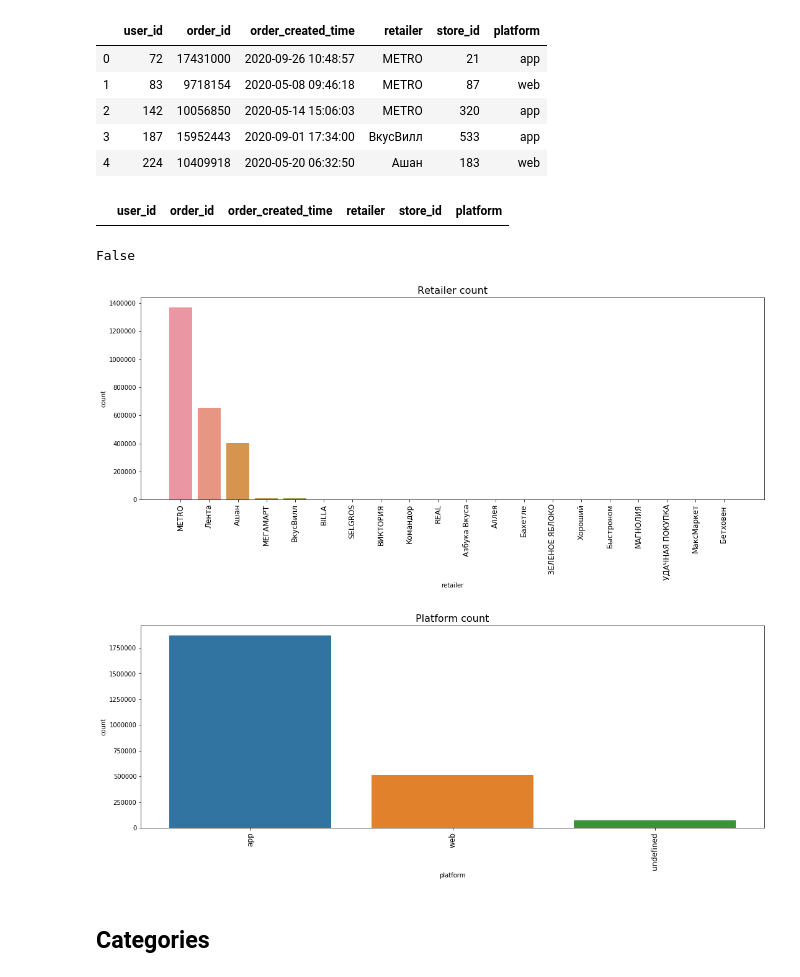
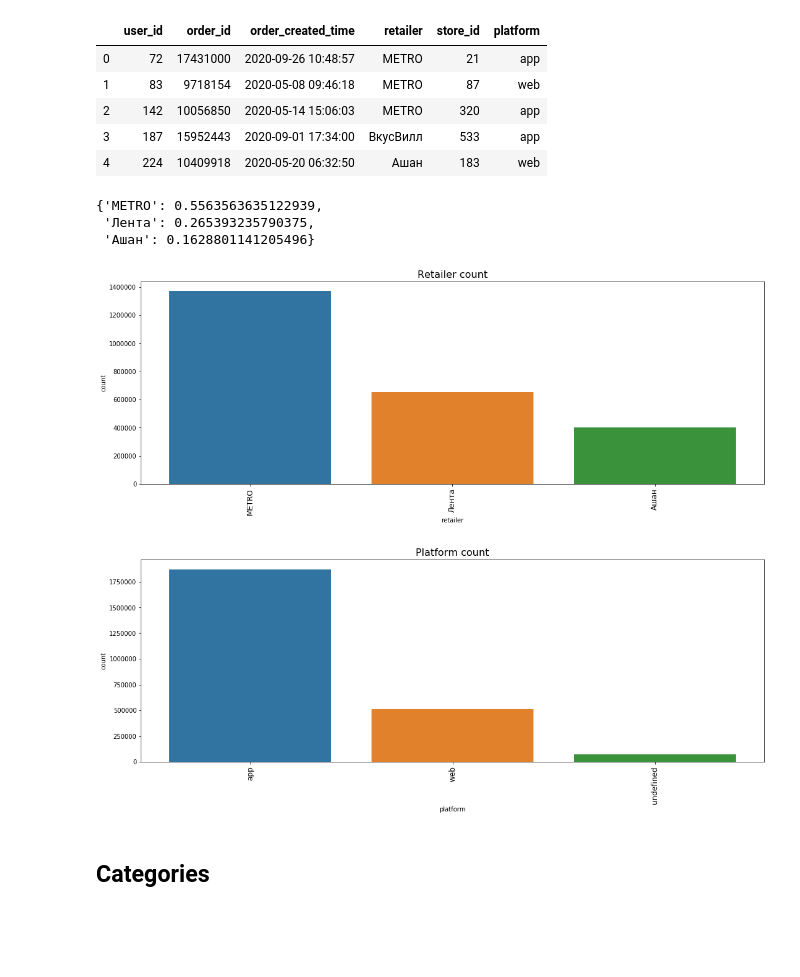
Before and after one commit to albellov/Sbermarket_hack_Hugs_for_Bugs, a Jupyter notebook: data_process.ipynb, the cells around one changed output. Drawn from its saved outputs; the diff is of its cells as text; code cells hidden in the pictures; blank space fills up the shorter version.

```diff
--- a/data_proccess.ipynb
+++ b/data_process.ipynb
@@ -55,19 +58,19 @@ orders_df.head()
 | 2 | 142 | 10056850 | 2020-05-14 15:06:03 | METRO | 320 | app |
 | 3 | 187 | 15952443 | 2020-09-01 17:34:00 | ВкусВилл | 533 | app |
 | 4 | 224 | 10409918 | 2020-05-20 06:32:50 | Ашан | 183 | web |
-# %%
-orders_df[orders_df.order_id == 124124]
-# %% [output]
-|  | user_id | order_id | order_created_time | retailer | store_id | platform |
-# %%
-124124 in orders_df.order_id.values
-# %% [output]
-False
+# %%
+retailer_threshold = 1e-1
+other_retailer_name = 'other'
+most_popular_retailers = {k: v for k, v in retailer_popularity.items() if v > retailer_threshold}
+# %% [output]
+{'METRO': 0.5563563635122939,
+ 'Лента': 0.265393235790375,
+ 'Ашан': 0.1628801141205496}
 # %%
-count_plot(orders_df, 'retailer', top=20)
+count_plot(orders_df, 'retailer', top=3)
 count_plot(orders_df, 'platform')
 # %% [output]
-[figure, old version]
+[figure, new version]
 [figure]
 # %% [markdown]
 ## Categories
```
Also changed, not shown: parts of 3 cells of this notebook.
